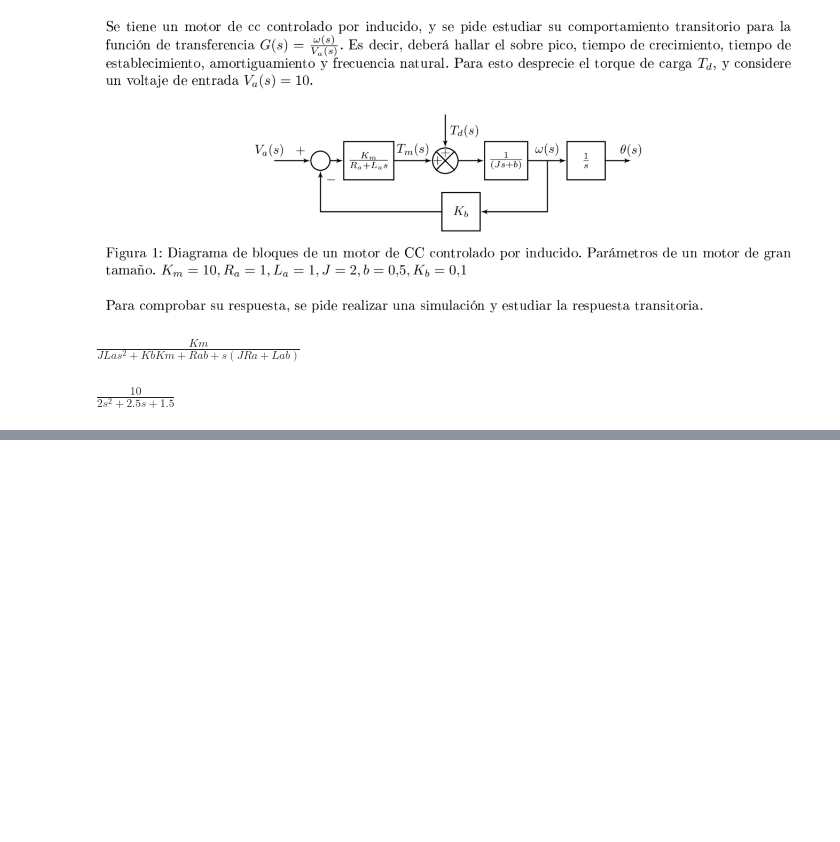
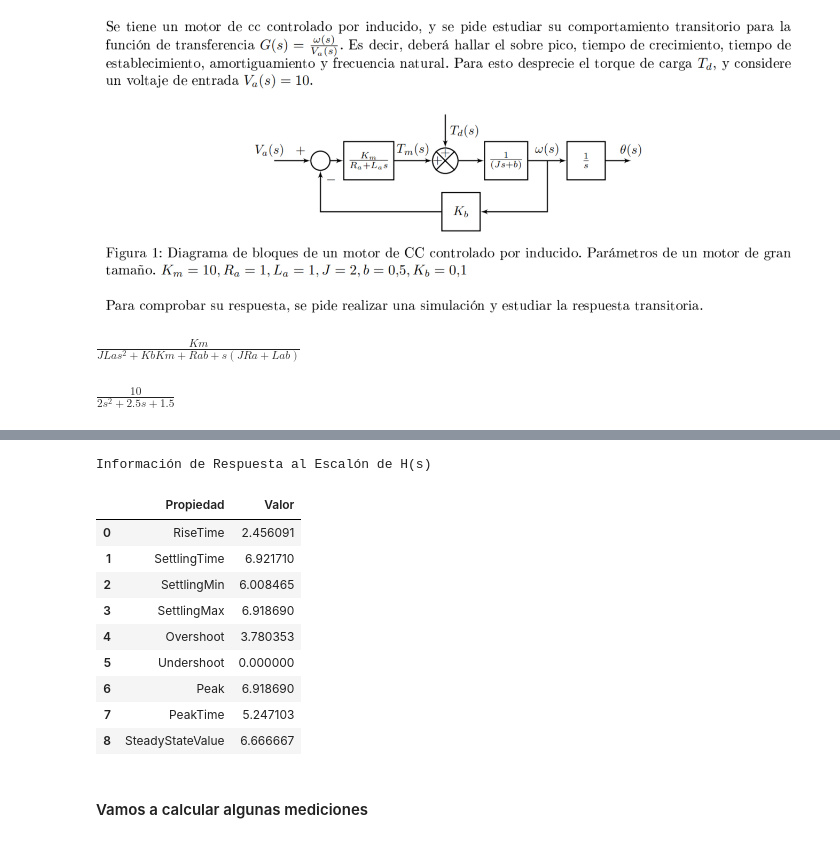
Before and after one commit to CusaTadeo/Control_2024, a Jupyter notebook: TP2/TP2_Ejercicio-1.ipynb, the cells around one changed output, grey strips where cells are left out. Drawn from its saved outputs; the diff is of its cells as text; code cells hidden in the pictures; blank space fills up the shorter version.

```diff
--- a/TP2/TP2_Ejercicio-1.ipynb
+++ b/TP2/TP2_Ejercicio-1.ipynb
@@ -61,0 +67,44 @@ plt.grid
+# %%
+info = ct.step_info(H)
+
+#####################De aca para abajo es solo para armar una tabla mas legible##############################
+
+df_info = pd.DataFrame(list(info.items()), columns=['Propiedad', 'Valor'])
+
+styled_df_info = df_info.style.set_caption("Información de Respuesta al Escalón de H(s)")\
+    .set_table_styles([{
+        'selector': 'caption',
+        'props': [('font-size', '16pt'), ('font-weight', 'bold'), ('color', '#ffffff'), ('background-color', '#333333'), ('padding', '10px')]
+    }, {
+        'selector': 'thead',
+        'props': [('font-weight', 'bold'), ('background-color', '#333333'), ('color', '#ffffff'), ('text-align', 'center'), ('border', '1px solid #ffffff')]
+    }, {
+        'selector': 'thead th',
+        'props': [('text-align', 'center'), ('border', '1px solid #ffffff')]
+    }, {
+        'selector': 'tr:nth-child(even)',
+        'props': [('background-color', '#444444'), ('color', '#ffffff'), ('text-align', 'center'), ('border', '1px solid #ffffff')]
+    }, {
+        'selector': 'tr:nth-child(odd)',
+        'props': [('background-color', '#555555'), ('color', '#ffffff'), ('text-align', 'center'), ('border', '1px solid #ffffff')]
+    }, {
+        'selector': 'td',
+        'props': [('text-align', 'center'), ('border', '1px solid #ffffff')]
+    }])\
+    .set_properties(**{'font-size': '12pt'})
+
+styled_df_info
+# %% [output]
+Información de Respuesta al Escalón de H(s)
+|  | Propiedad | Valor |
+| 0 | RiseTime | 2.456091 |
+| 1 | SettlingTime | 6.921710 |
+| 2 | SettlingMin | 6.008465 |
+| 3 | SettlingMax | 6.918690 |
+| 4 | Overshoot | 3.780353 |
+| 5 | Undershoot | 0.000000 |
+| 6 | Peak | 6.918690 |
+| 7 | PeakTime | 5.247103 |
+| 8 | SteadyStateValue | 6.666667 |
+# %% [markdown]
+#### Vamos a calcular algunas mediciones
```
Also changed, not shown: parts of 7 cells of this notebook.
